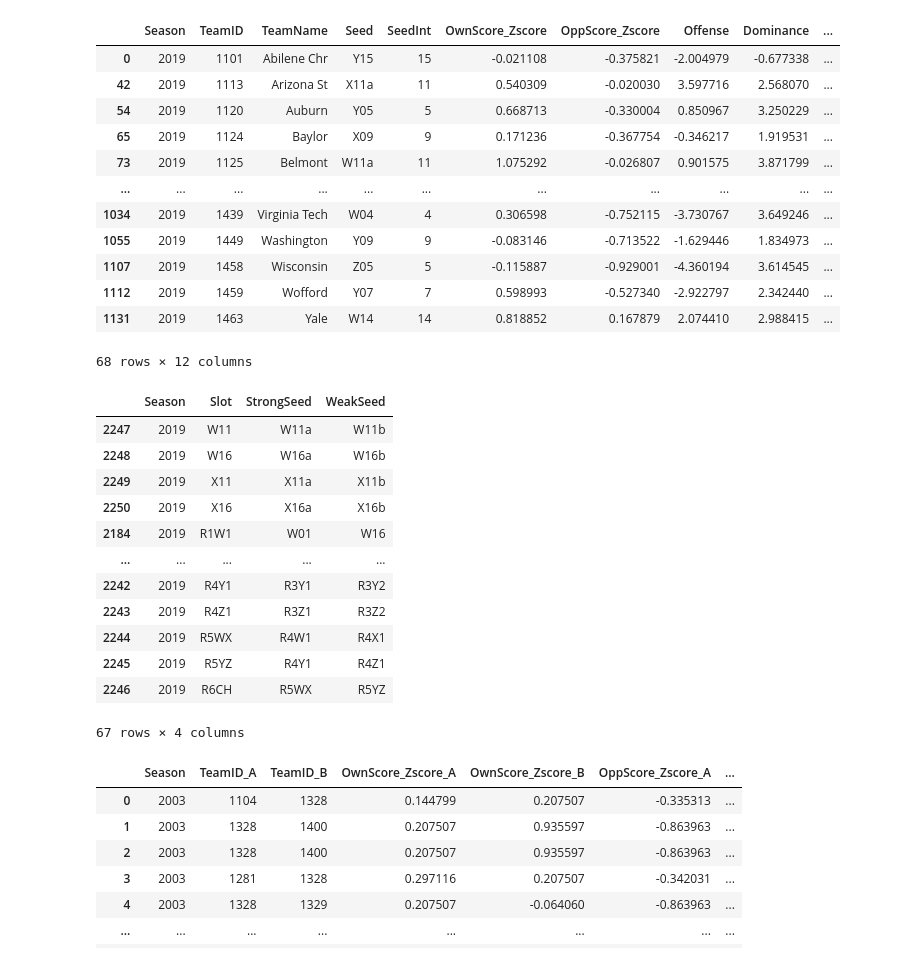
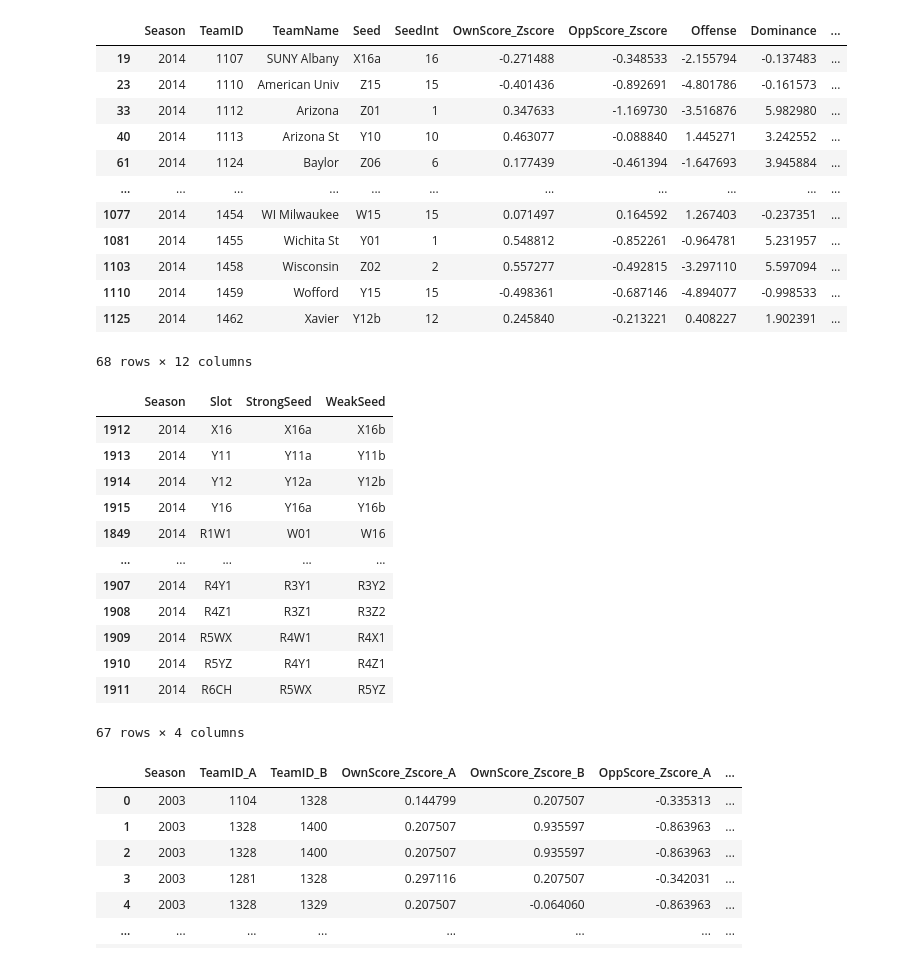
Before and after one commit to jamestwhedbee/jupyter_notebooks, a Jupyter notebook: PredictMarchMadness.ipynb, the cells around one changed output. Drawn from its saved outputs; the diff is of its cells as text; code cells hidden in the pictures.

```diff
--- a/PredictMarchMadness.ipynb
+++ b/PredictMarchMadness.ipynb
@@ -15,23 +15,23 @@ from collections import defaultdict
 # %%
 DATA_DIR = "~/jupyter_notebooks/DATA/MarchMadness"
 # %%
-YEAR = 2019
+YEAR = 2014
 raw_tournament_df = pd.read_csv(f"{DATA_DIR}/output/teams.csv")
 tournament_df = raw_tournament_df[raw_tournament_df["Season"] == YEAR]
 tournament_df
 # %% [output]
 |  | Season | TeamID | TeamName | Seed | SeedInt | OwnScore_Zscore | OppScore_Zscore | Offense | Dominance | ... |
-| 0 | 2019 | 1101 | Abilene Chr | Y15 | 15 | -0.021108 | -0.375821 | -2.004979 | -0.677338 | ... |
-| 42 | 2019 | 1113 | Arizona St | X11a | 11 | 0.540309 | -0.020030 | 3.597716 | 2.568070 | ... |
-| 54 | 2019 | 1120 | Auburn | Y05 | 5 | 0.668713 | -0.330004 | 0.850967 | 3.250229 | ... |
-| 65 | 2019 | 1124 | Baylor | X09 | 9 | 0.171236 | -0.367754 | -0.346217 | 1.919531 | ... |
-| 73 | 2019 | 1125 | Belmont | W11a | 11 | 1.075292 | -0.026807 | 0.901575 | 3.871799 | ... |
+| 19 | 2014 | 1107 | SUNY Albany | X16a | 16 | -0.271488 | -0.348533 | -2.155794 | -0.137483 | ... |
+| 23 | 2014 | 1110 | American Univ | Z15 | 15 | -0.401436 | -0.892691 | -4.801786 | -0.161573 | ... |
+| 33 | 2014 | 1112 | Arizona | Z01 | 1 | 0.347633 | -1.169730 | -3.516876 | 5.982980 | ... |
+| 40 | 2014 | 1113 | Arizona St | Y10 | 10 | 0.463077 | -0.088840 | 1.445271 | 3.242552 | ... |
+| 61 | 2014 | 1124 | Baylor | Z06 | 6 | 0.177439 | -0.461394 | -1.647693 | 3.945884 | ... |
 | ... | ... | ... | ... | ... | ... | ... | ... | ... | ... | ... |
-| 1034 | 2019 | 1439 | Virginia Tech | W04 | 4 | 0.306598 | -0.752115 | -3.730767 | 3.649246 | ... |
-| 1055 | 2019 | 1449 | Washington | Y09 | 9 | -0.083146 | -0.713522 | -1.629446 | 1.834973 | ... |
-| 1107 | 2019 | 1458 | Wisconsin | Z05 | 5 | -0.115887 | -0.929001 | -4.360194 | 3.614545 | ... |
-| 1112 | 2019 | 1459 | Wofford | Y07 | 7 | 0.598993 | -0.527340 | -2.922797 | 2.342440 | ... |
-| 1131 | 2019 | 1463 | Yale | W14 | 14 | 0.818852 | 0.167879 | 2.074410 | 2.988415 | ... |
+| 1077 | 2014 | 1454 | WI Milwaukee | W15 | 15 | 0.071497 | 0.164592 | 1.267403 | -0.237351 | ... |
+| 1081 | 2014 | 1455 | Wichita St | Y01 | 1 | 0.548812 | -0.852261 | -0.964781 | 5.231957 | ... |
+| 1103 | 2014 | 1458 | Wisconsin | Z02 | 2 | 0.557277 | -0.492815 | -3.297110 | 5.597094 | ... |
+| 1110 | 2014 | 1459 | Wofford | Y15 | 15 | -0.498361 | -0.687146 | -4.894077 | -0.998533 | ... |
+| 1125 | 2014 | 1462 | Xavier | Y12b | 12 | 0.245840 | -0.213221 | 0.408227 | 1.902391 | ... |
 68 rows × 12 columns
 # %%
 # https://www.kaggle.com/c/ncaam-march-mania-2021/data
@@ -45,17 +45,17 @@ slots_df = pd.concat([
 slots_df
 # %% [output]
 |  | Season | Slot | StrongSeed | WeakSeed |
-| 2247 | 2019 | W11 | W11a | W11b |
-| 2248 | 2019 | W16 | W16a | W16b |
-| 2249 | 2019 | X11 | X11a | X11b |
-| 2250 | 2019 | X16 | X16a | X16b |
-| 2184 | 2019 | R1W1 | W01 | W16 |
+| 1912 | 2014 | X16 | X16a | X16b |
+| 1913 | 2014 | Y11 | Y11a | Y11b |
+| 1914 | 2014 | Y12 | Y12a | Y12b |
+| 1915 | 2014 | Y16 | Y16a | Y16b |
+| 1849 | 2014 | R1W1 | W01 | W16 |
 | ... | ... | ... | ... | ... |
-| 2242 | 2019 | R4Y1 | R3Y1 | R3Y2 |
-| 2243 | 2019 | R4Z1 | R3Z1 | R3Z2 |
-| 2244 | 2019 | R5WX | R4W1 | R4X1 |
-| 2245 | 2019 | R5YZ | R4Y1 | R4Z1 |
-| 2246 | 2019 | R6CH | R5WX | R5YZ |
+| 1907 | 2014 | R4Y1 | R3Y1 | R3Y2 |
+| 1908 | 2014 | R4Z1 | R3Z1 | R3Z2 |
+| 1909 | 2014 | R5WX | R4W1 | R4X1 |
+| 1910 | 2014 | R5YZ | R4Y1 | R4Z1 |
+| 1911 | 2014 | R6CH | R5WX | R5YZ |
 67 rows × 4 columns
 # %%
 games_df = pd.read_csv(f"{DATA_DIR}/output/games_training.csv")
```
Also changed, not shown: parts of 23 cells of this notebook.
